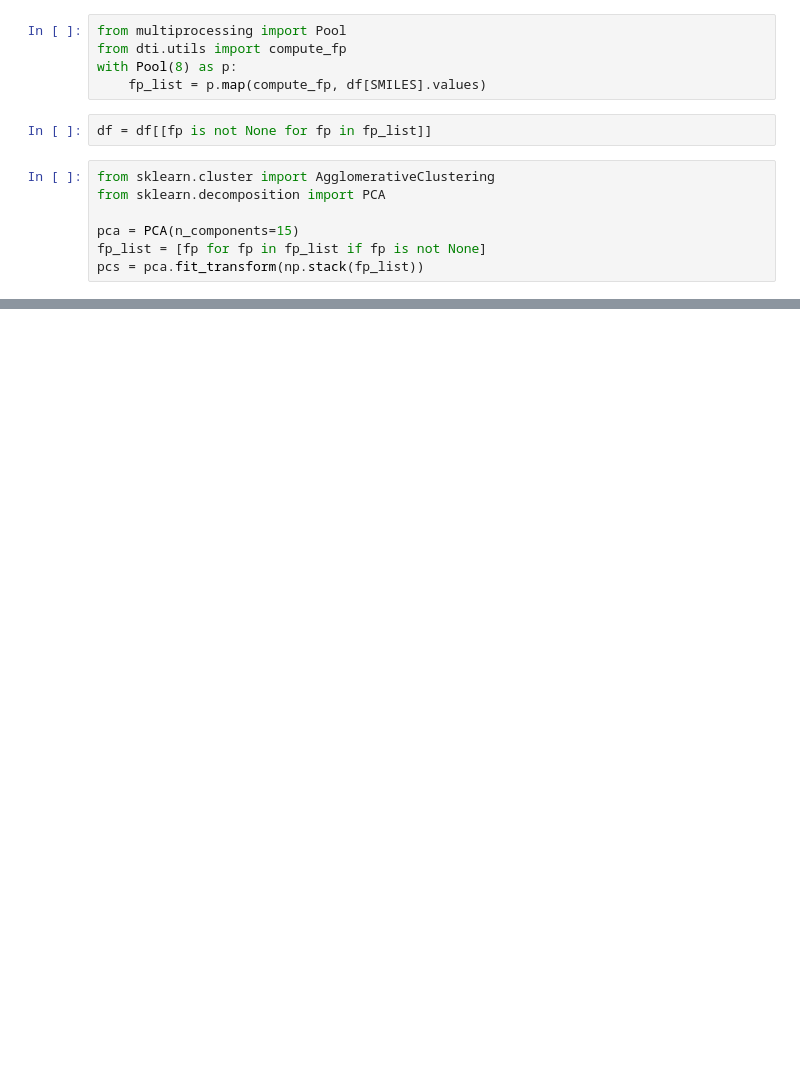
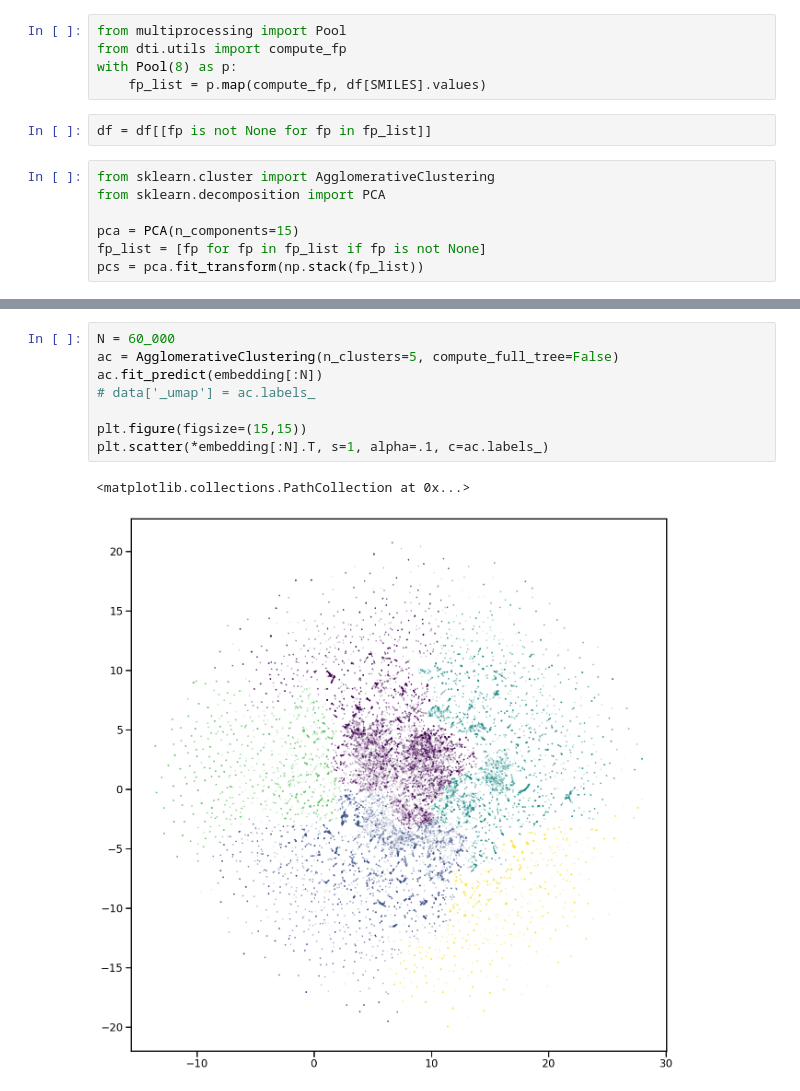
Before and after one commit to volkamerlab/assay-ml, a Jupyter notebook: notebooks/umap_split.ipynb, the cells around one changed output, grey strips where cells are left out. Cells and saved outputs as stored; diff of their text form; blank space fills up the shorter version.

```diff
--- a/notebooks/umap_split.ipynb
+++ b/notebooks/umap_split.ipynb
@@ -81,0 +94,11 @@ MemoryError: Unable to allocate 121. GiB for an array with shape (16196670171,)
+# %%
+N = 60_000
+ac = AgglomerativeClustering(n_clusters=5, compute_full_tree=False)
+ac.fit_predict(embedding[:N])
+# data['_umap'] = ac.labels_
+
+plt.figure(figsize=(15,15))
+plt.scatter(*embedding[:N].T, s=1, alpha=.1, c=ac.labels_)
+# %% [output]
+<matplotlib.collections.PathCollection at 0x...>
+[figure, added]
```
Also changed, not shown: parts of 15 cells of this notebook, 2 other files.
